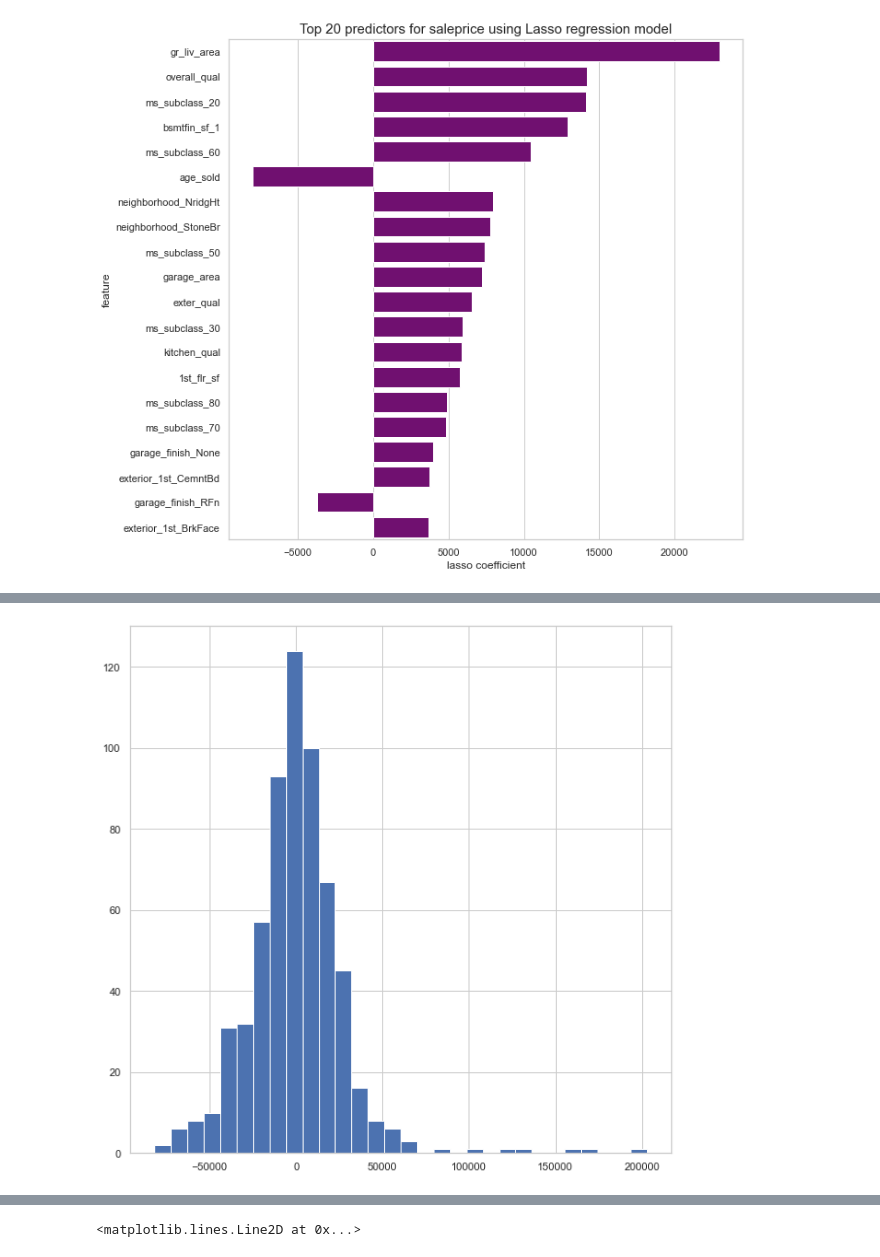
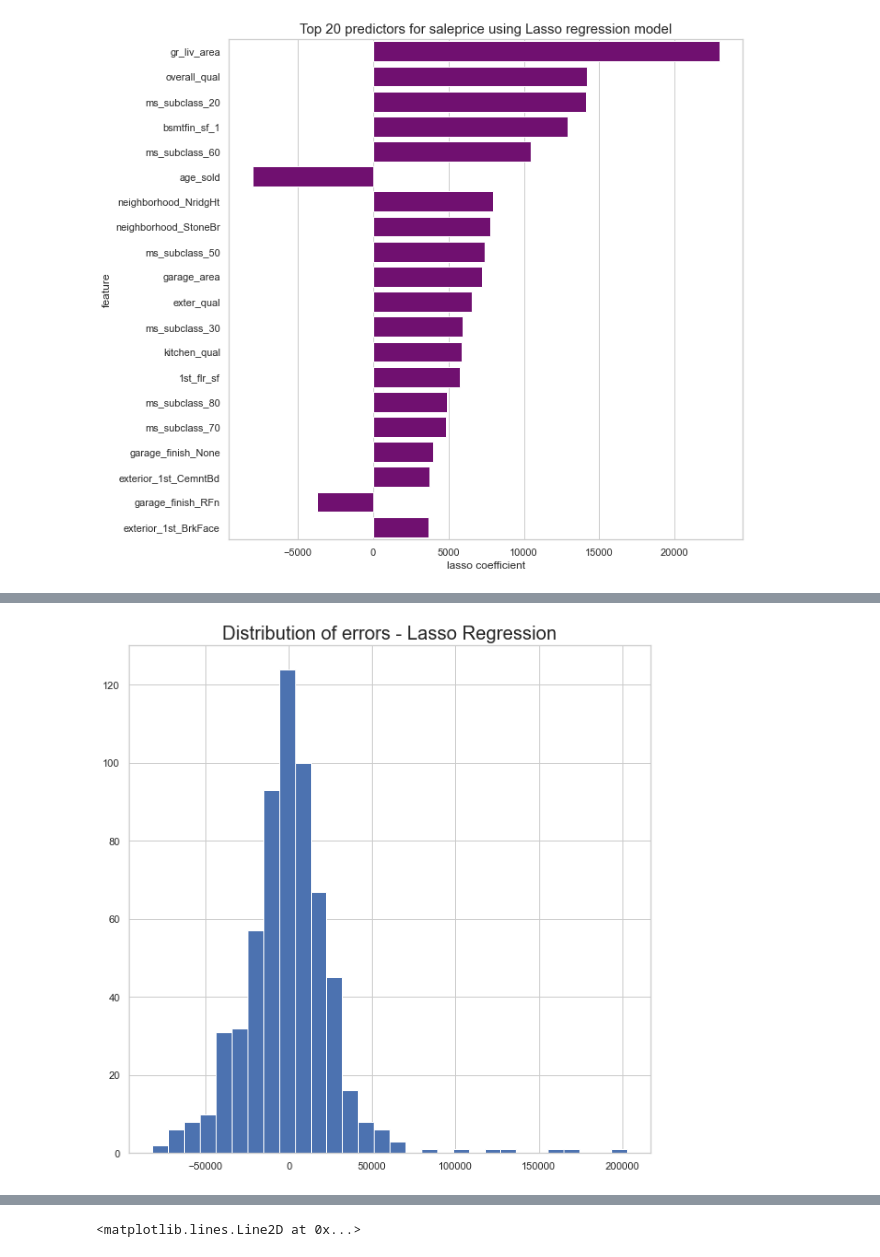
Before and after one commit to mirawrr/GA-projects, a Jupyter notebook: project_2_final/Project 2 - Notebook Part 2 - Amira - Final.ipynb, the cells around one changed output, grey strips where cells are left out. Drawn from its saved outputs; the diff is of its cells as text; code cells hidden in the pictures.

```diff
--- a/project_2_final/Project 2 - Notebook Part 2 - Amira - Final.ipynb
+++ b/project_2_final/Project 2 - Notebook Part 2 - Amira - Final.ipynb
@@ -354,7 +349,8 @@ resids = y_val - las_ypreds
 # %%
 # Distribution of errors
 
 las_resids = y_val - las_ypreds
-plt.hist(las_resids,bins=30);
+plt.hist(las_resids,bins=30)
+plt.title('Distribution of errors - Lasso Regression', fontsize=20);
 # %% [output]
-[figure, old version]
+[figure, new version]
```
Also changed, not shown: parts of 10 cells of this notebook, 1 other file.
